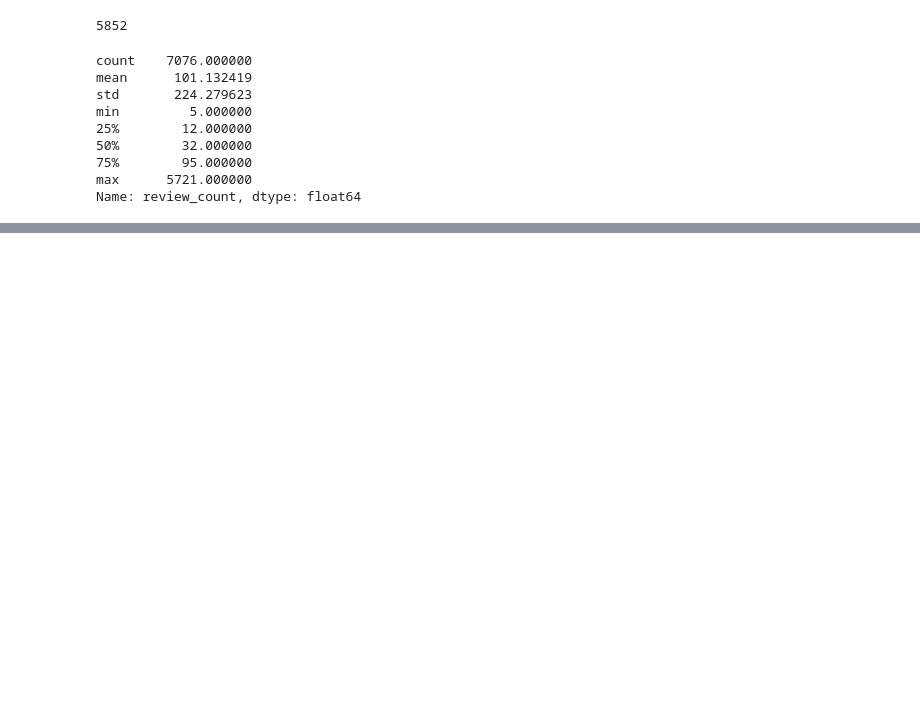
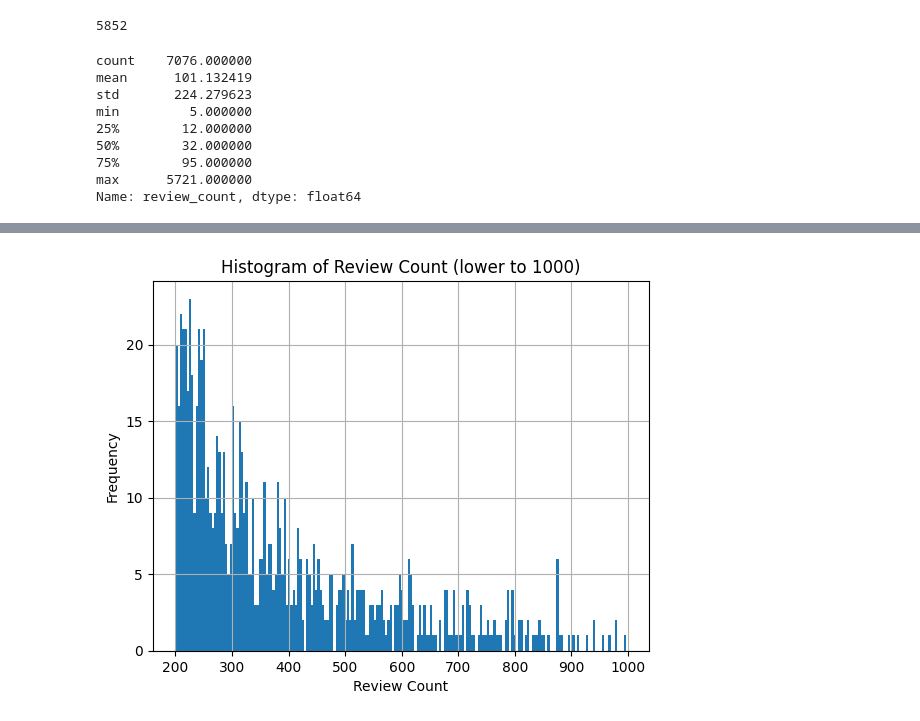
Before and after one commit to EthanWTL/TravelBlogs, a Jupyter notebook: Datasets/YelpDataAnalysis.ipynb, the cells around one changed output, grey strips where cells are left out. Cells and saved outputs as stored; diff of their text form; code cells hidden in the pictures; blank space fills up the shorter version.

```diff
--- a/Datasets/YelpDataAnalysis.ipynb
+++ b/Datasets/YelpDataAnalysis.ipynb
@@ -202,0 +224,8 @@ Name: review_count, dtype: float64
+# %%
+df_Phil_restaurant_food[(df_Phil_restaurant_food['review_count']>=200) & (df_Phil_restaurant_food['review_count']<=1000)]['review_count'].hist(bins=200)
+plt.xlabel('Review Count')
+plt.ylabel('Frequency')
+plt.title('Histogram of Review Count (lower to 1000)')
+plt.show()
+# %% [output]
+[figure, added]
```
Also changed, not shown: parts of 3 cells of this notebook, 1 other file.
